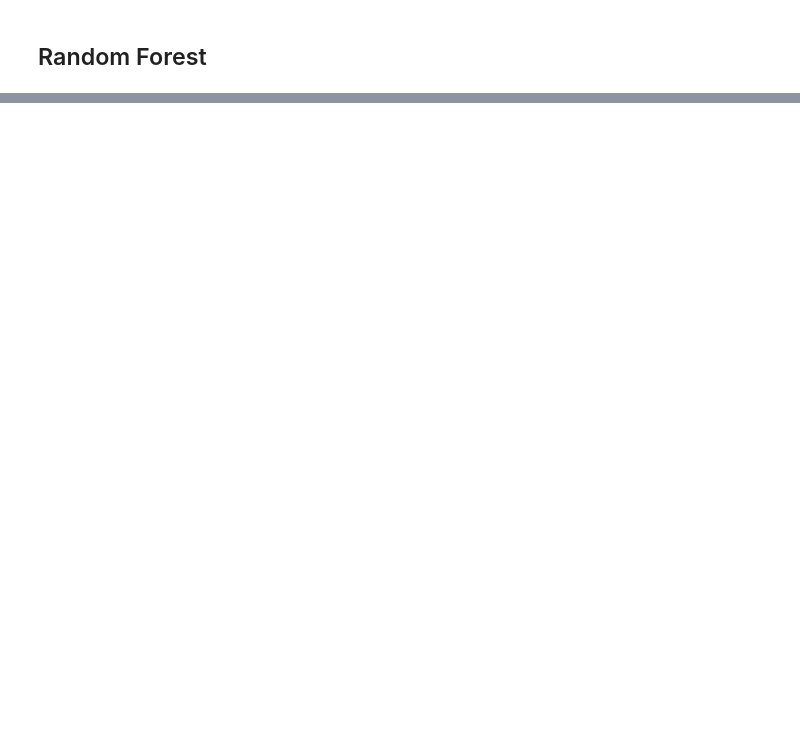
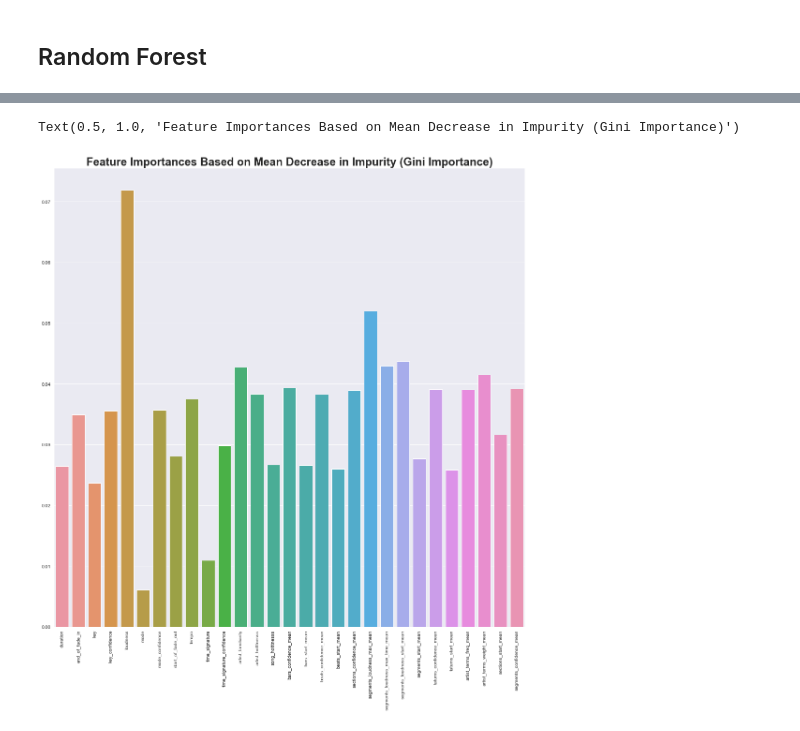
Before and after one commit to seankim658/Million-Song-Data-Analysis, a Jupyter notebook: Million Song Dataset Analysis.ipynb, the cells around one changed output, grey strips where cells are left out. Cells and saved outputs as stored; diff of their text form; code cells hidden in the pictures; blank space fills up the shorter version.

Commit message:
finished random forest classifier

```diff
--- a/Million Song Dataset Analysis.ipynb
+++ b/Million Song Dataset Analysis.ipynb
@@ -897,7 +967,7 @@ x_train.drop()
 ## Random Forest
 # %%
 # split into train and test sets
-x2 = data.drop(['year', 'decade'], axis = 1)
-y2 = data['decade']
+x3 = data.drop(['year', 'decade'], axis = 1)
+y3 = data['decade']
 
-x2_train, x2_test, y2_train, y2_test = train_test_split(x2, y2, test_size = 0.2, random_state = 8)
+x3_train, x3_test, y3_train, y3_test = train_test_split(x3, y3, test_size = 0.2, random_state = 8)
@@ -903,0 +976,11 @@ x2_train, x2_test, y2_train, y2_test = train_test_split(x2, y2, test_size = 0.2,
+# %%
+# parameters to tune
+n_estimators = [int(x) for x in np.linspace(start = 100, stop = 1000, num = 100)]
+max_features = ['auto', 'sqrt', 'log2']
+
+# random grid search space
+rf_param_grid = {'n_estimators': n_estimators, 'max_features': max_features}
+# %%
+# random forest grid search
+rf = RandomizedSearchCV(estimator = RandomForestClassifier(n_jobs = -1), param_distributions = rf_param_grid, verbose = 2, n_iter = 150, cv = 3)
+rf.fit(x3_train, y3_train)
@@ -903,0 +1041,5 @@ x2_train, x2_test, y2_train, y2_test = train_test_split(x2, y2, test_size = 0.2,
+# %%
+# get the feature importances
+importances = rf.best_estimator_.feature_importances_
+feature_importances = pd.Series(importances, index = x3_train.columns)
+feature_importances.sort_values(ascending = False)
@@ -903,0 +1078,8 @@ x2_train, x2_test, y2_train, y2_test = train_test_split(x2, y2, test_size = 0.2,
+# %%
+ax = sns.barplot(x = feature_importances.index, y = feature_importances.values)
+plt.xticks(rotation = 90)
+ax.figure.set_size_inches(18, 18)
+plt.title('Feature Importances Based on Mean Decrease in Impurity (Gini Importance)', fontweight = 'bold', fontsize = 24)
+# %% [output]
+Text(0.5, 1.0, 'Feature Importances Based on Mean Decrease in Impurity (Gini Importance)')
+[figure, added]
```
Also changed, not shown: parts of 18 cells of this notebook.
